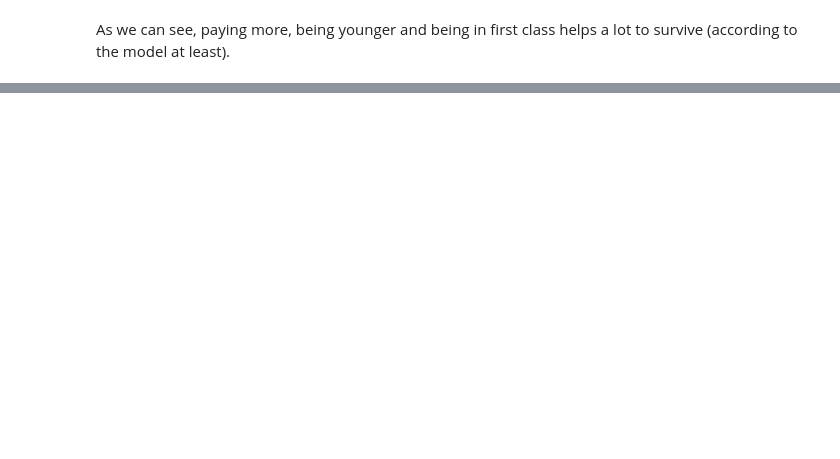
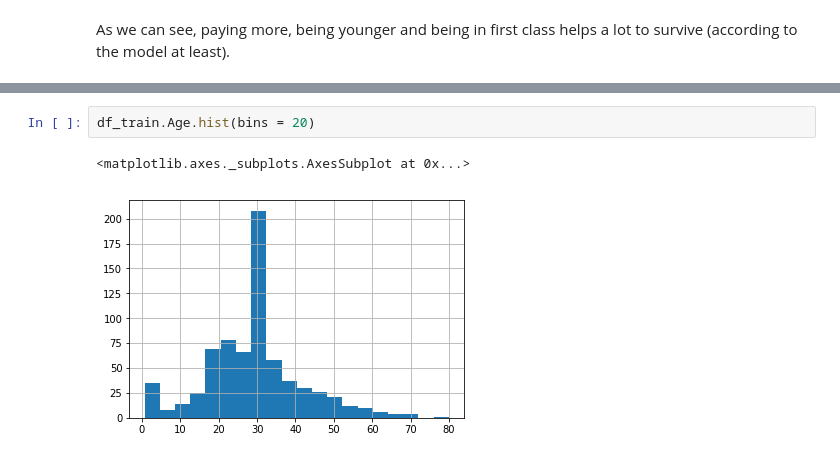
Before and after one commit to rodgzilla/machine_learning_basic_examples, a Jupyter notebook: Titanic classification.ipynb, the cells around one changed output, grey strips where cells are left out. Saved outputs shown, nothing was run; the diff lists cells and outputs as text; blank space fills up the shorter version.

```diff
--- a/Titanic classification.ipynb
+++ b/Titanic classification.ipynb
@@ -250,0 +363,5 @@ As we can see, paying more, being younger and being in first class helps a lot t
+# %%
+df_train.Age.hist(bins = 20)
+# %% [output]
+<matplotlib.axes._subplots.AxesSubplot at 0x...>
+[figure, added]
```
Also changed, not shown: parts of 25 cells of this notebook.
